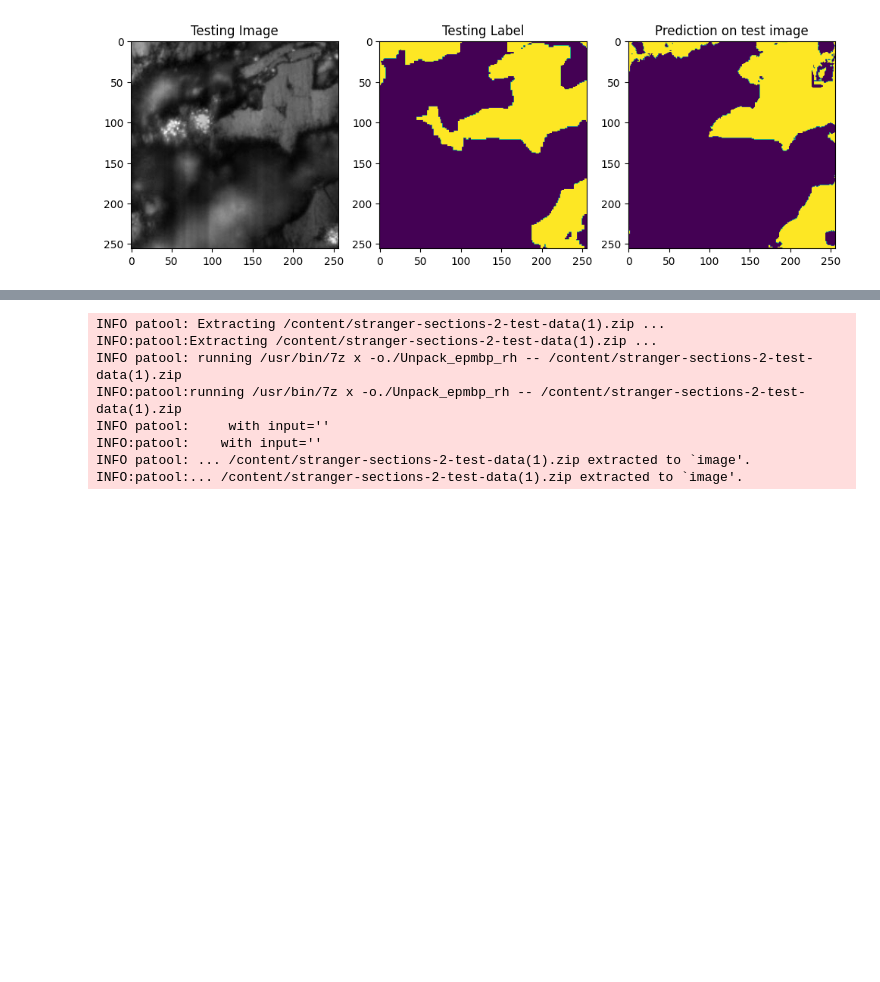
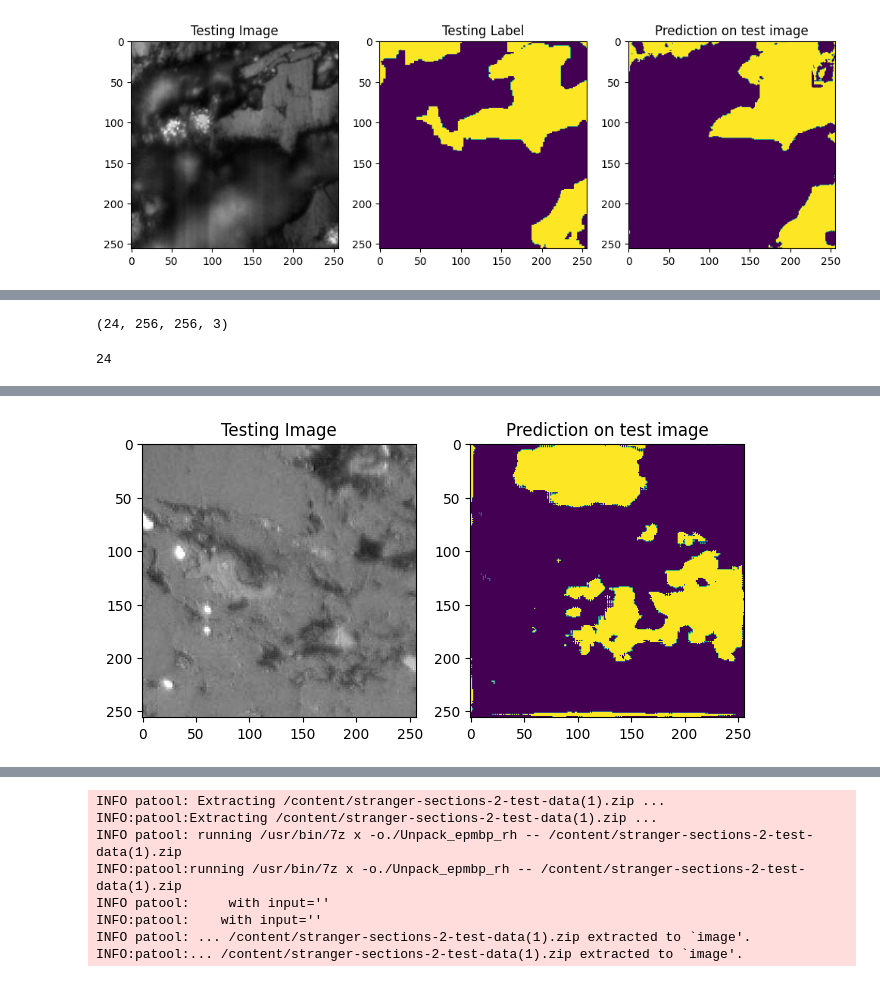
Before and after one commit to avdhoot001/Machine_learning, a Jupyter notebook: reconstruction.ipynb, the cells around one changed output, grey strips where cells are left out. Drawn from its saved outputs; the diff is of its cells as text; code cells hidden in the pictures; blank space fills up the shorter version.

```diff
--- a/reconstruction.ipynb
+++ b/reconstruction.ipynb
@@ -414,0 +663,20 @@ plt.show()
+# %%
+test_patches = []
+import glob
+
+for directory_path in glob.glob("/content/patches_with_padding"):
+    for img_path in glob.glob(os.path.join(directory_path, "*.png")):
+        img = cv2.imread(img_path, 1)
+        #img = cv2.resize(img, (SIZE_Y, SIZE_X))
+        test_patches.append(img)
+
+#Convert list to array for machine learning processing
+test_patches = np.array(test_patches)
+# %%
+test_patches.shape
+# %% [output]
+(24, 256, 256, 3)
+# %%
+len(test_patches)
+# %% [output]
+24
@@ -415,9 +701,10 @@ plt.show()
 # %%
 import random
-test_img_number = random.randint(0, len(X_test))
-# test_img = X_test[test_img_number]
-test_img = "/content/patches/patch_0.png"
-
+test_patch_number = random.randint(0, len(test_patches))
+test_img = test_patches[test_patch_number]
+# image = Image.open("/content/patches/patch_3.png")
+# test_img = np.array(image)
+print(test_img.shape)
 # ground_truth=y_test[test_img_number]
 test_img_norm=test_img[:,:,0][:,:,None]
 test_img_input=np.expand_dims(test_img_norm, 0)
@@ -430,9 +717,10 @@ plt.subplot(231)
 plt.title('Testing Image')
 plt.imshow(test_img[:,:,0], cmap='gray')
 plt.subplot(232)
-plt.title('Testing Label')
-plt.imshow(ground_truth[:,:,0])
-plt.subplot(233)
+# plt.title('Testing Label')
+# plt.imshow(ground_truth[:,:,0])
+# plt.subplot(233)
 plt.title('Prediction on test image')
 plt.imshow(predicted_img)
 plt.show()
+# %% [output]
@@ -438,0 +729 @@ plt.show()
+[figure, added]
```
Also changed, not shown: parts of 41 cells of this notebook.
